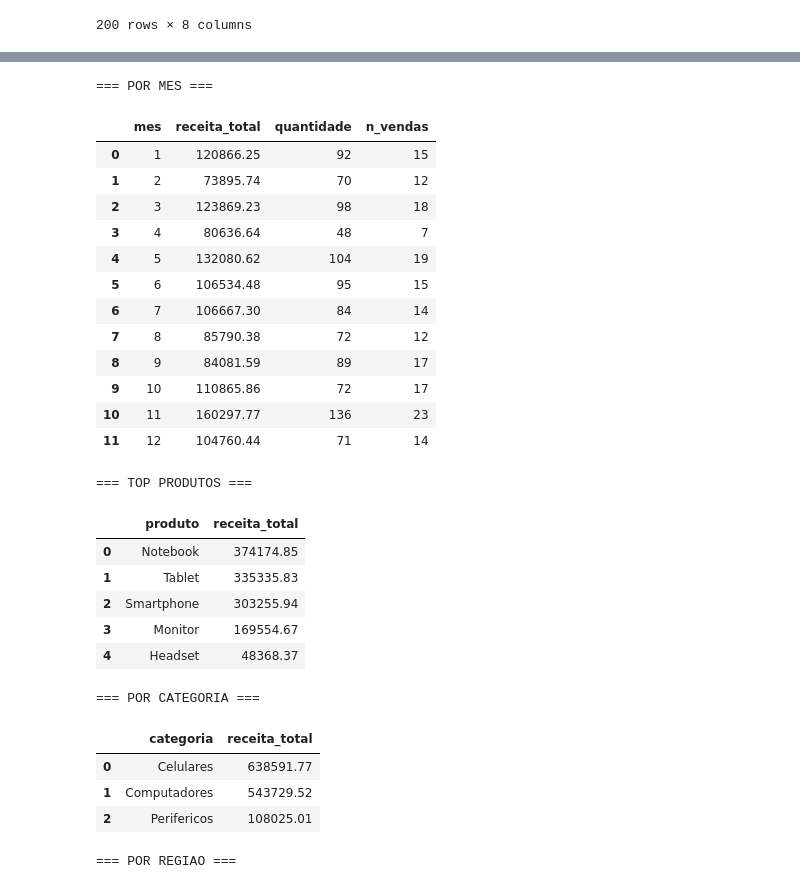
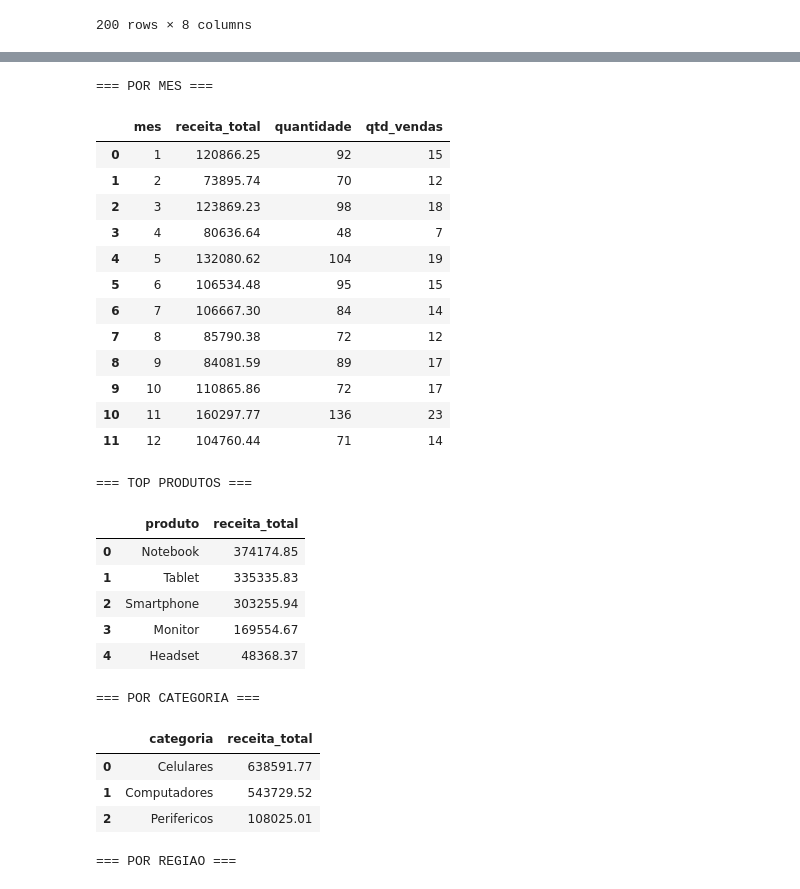
Before and after one commit to gniederle/mini-projeto-salesinsight-py, a Jupyter notebook: salesinsight.ipynb, the cells around one changed output, grey strips where cells are left out. Cells and saved outputs as stored; diff of their text form; code cells hidden in the pictures.

```diff
--- a/salesinsight.ipynb
+++ b/salesinsight.ipynb
@@ -60,6 +60,20 @@ regiao             object
 #RF03 – Limpar e Tratar os Dados
 #re = lib de expressoes regulares
 import re
+
+def normalize_client_id(value):
+    """
+    Padroniza o identificador do cliente para Cliente_NNN
+    """
+    value = str(value).strip()
+
+    # Limpa string mantendo somente letras e numeros
+    value = re.sub(r"[^A-Za-z0-9]", "", value)
+
+    # Pega o id numerico do cliente
+    number = re.sub(r"[^0-9]", "", value)
+
+    return f"Cliente_{int(number):03d}"
 
 def data_clean(df: pd.DataFrame):
     initial_data_count = len(df)
@@ -108,6 +122,9 @@ def data_clean(df: pd.DataFrame):
         lambda x: bool(valid_client.match(x))
     )
 
+    #ajusta o padrao depois de contabilizar clientes fora do padrao
+    df["cliente"] = df["cliente"].apply(normalize_client_id)
+
     final_data_count = len(df)
 
     report = {
@@ -239,7 +256,7 @@ def get_revenue_by_month(df: pd.DataFrame):
         .agg(
             receita_total=("receita_total", "sum"),
             quantidade=("quantidade", "sum"),
-            n_vendas=("id_venda", "count")
+            qtd_vendas=("id_venda", "count")
         )
         .reset_index()
         .sort_values("mes")
@@ -263,42 +280,41 @@ def get_revenue_by_category(df: pd.DataFrame):
     )
 
 def get_revenue_and_mean_ticket(df: pd.DataFrame):
     return (
         df.groupby("regiao")
             .agg(
                 receita_total=("receita_total", "sum"),
                 ticket_medio=("receita_total", "mean")
             )
             .reset_index()
+            .round({"ticket_medio": 2})
     )
 
 
 def get_metrics(df: pd.DataFrame):
-    metricas = {}
-
-    metricas["por_mes"] = get_revenue_by_month(df)
-    metricas["top_produtos"] = get_top_products_by_revenue(df)
-    metricas["por_categoria"] = get_revenue_by_category(df)
-    metricas["por_regiao"] = get_revenue_and_mean_ticket(df)
-
-    return metricas
+    return {
+        "por_mes": get_revenue_by_month(df),
+        "top_produtos": get_top_products_by_revenue(df),
+        "por_categoria": get_revenue_by_category(df),
+        "por_regiao": get_revenue_and_mean_ticket(df)
+    }
 
 metrics = get_metrics(cleaned_df)
 
 print("\n=== POR MES ===")
 display(metrics["por_mes"])
 
 print("\n=== TOP PRODUTOS ===")
 display(metrics["top_produtos"])
 
 print("\n=== POR CATEGORIA ===")
 display(metrics["por_categoria"])
 
 print("\n=== POR REGIAO ===")
 display(metrics["por_regiao"])
 # %% [output]
 === POR MES ===
-|  | mes | receita_total | quantidade | n_vendas |
+|  | mes | receita_total | quantidade | qtd_vendas |
 | 0 | 1 | 120866.25 | 92 | 15 |
 | 1 | 2 | 73895.74 | 70 | 12 |
 | 2 | 3 | 123869.23 | 98 | 18 |
```
Also changed, not shown: parts of 5 cells of this notebook.
